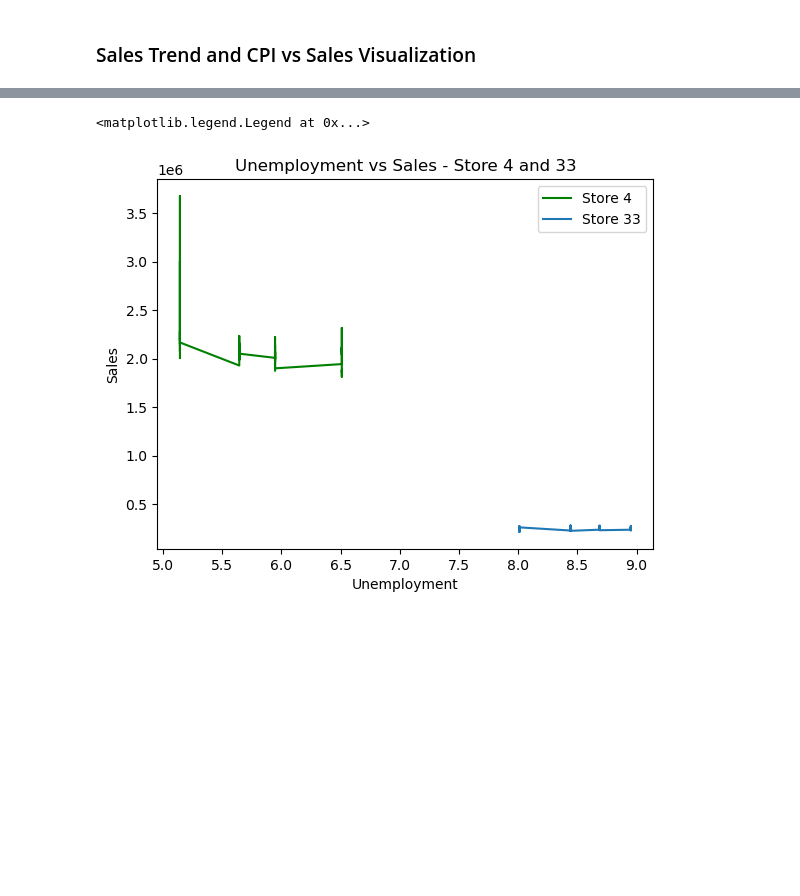
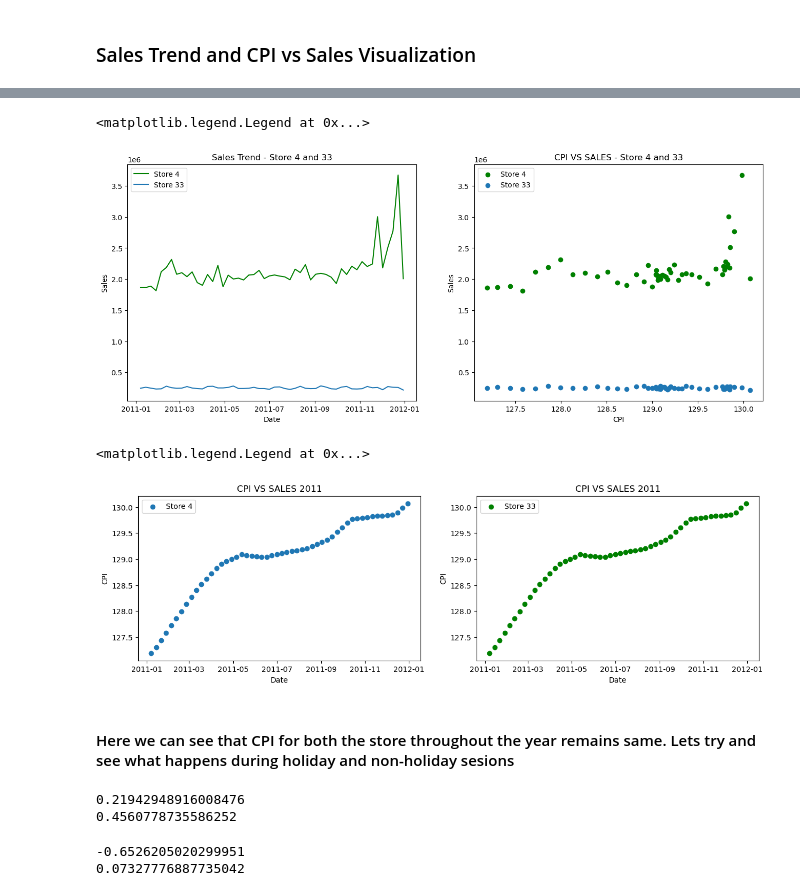
Before and after one commit to rajonnachoudhury/Mini-Experiments, a Jupyter notebook: project-1/walmart_analysis.ipynb, the cells around one changed output, grey strips where cells are left out. Drawn from its saved outputs; the diff is of its cells as text; code cells hidden in the pictures; blank space fills up the shorter version.

```diff
--- a/project-1/walmart_analysis.ipynb
+++ b/project-1/walmart_analysis.ipynb
@@ -268,11 +204,57 @@ plt.legend()
-# %%
-plt.plot(df_4['Unemployment'],df_4['Weekly_Sales'],label="Store 4",color="green")
-plt.plot(df_33['Unemployment'],df_33['Weekly_Sales'],label='Store 33')
-
-plt.xlabel("Unemployment")
-plt.ylabel("Sales")
-plt.title("Unemployment vs Sales - Store 4 and 33")
-plt.legend()
-# %% [output]
-<matplotlib.legend.Legend at 0x...>
-[figure, removed]
+# %%
+fig, axes = plt.subplots(1,2,figsize=(16,6))
+axes[0].plot(df_4['Date'],df_4['Weekly_Sales'],label="Store 4",color="green")
+axes[0].plot(df_33['Date'],df_33['Weekly_Sales'],label='Store 33')
+axes[0].set_xlabel("Date")
+axes[0].set_ylabel("Sales")
+axes[0].set_title("Sales Trend - Store 4 and 33")
+axes[0].legend()
+
+axes[1].scatter(df_4['CPI'],df_4['Weekly_Sales'],label="Store 4",color="green")
+axes[1].scatter(df_33['CPI'],df_33['Weekly_Sales'],label='Store 33')
+axes[1].set_xlabel("CPI")
+axes[1].set_ylabel("Sales")
+axes[1].set_title("CPI VS SALES - Store 4 and 33")
+axes[1].legend()
+# %% [output]
+<matplotlib.legend.Legend at 0x...>
+[figure, added]
+# %%
+
+fig, axes = plt.subplots(1,2,figsize=(15,4))
+axes[0].scatter(df_4['Date'],df_4['CPI'],label="Store 4")
+axes[0].set_xlabel("Date")
+axes[0].set_ylabel("CPI")
+axes[0].set_title("CPI VS SALES 2011")
+axes[0].legend()
+
+axes[1].scatter(df_33['Date'],df_33['CPI'],label="Store 33",color='green')
+axes[1].set_xlabel("Date")
+axes[1].set_ylabel("CPI")
+axes[1].set_title("CPI VS SALES 2011")
+axes[1].legend()
+# %% [output]
+<matplotlib.legend.Legend at 0x...>
+[figure, added]
+# %% [markdown]
+#### Here we can see that CPI for both the store throughout the year remains same. Lets try and see what happens during holiday and non-holiday sesions ####
+# %%
+store4_holiday = df_4[df_4["Holiday_Flag"] == 1]
+corr = store4_holiday["CPI"].corr(store4_holiday["Weekly_Sales"])
+print(corr)
+store4_no_holiday = df_4[df_4["Holiday_Flag"] == 0]
+corr2=store4_no_holiday['CPI'].corr(store4_no_holiday['Weekly_Sales'])
+print(corr2)
+# %% [output]
+0.21942948916008476
+0.4560778735586252
+# %%
+store33_holiday = df_33[df_33["Holiday_Flag"] == 1]
+corr = store33_holiday["CPI"].corr(store33_holiday["Weekly_Sales"])
+print(corr)
+store33_no_holiday = df_33[df_33["Holiday_Flag"] == 0]
+corr2=store33_no_holiday['CPI'].corr(store33_no_holiday['Weekly_Sales'])
+print(corr2)
+# %% [output]
+-0.6526205020299951
+0.07327776887735042
```
Also changed, not shown: parts of 13 cells of this notebook.
